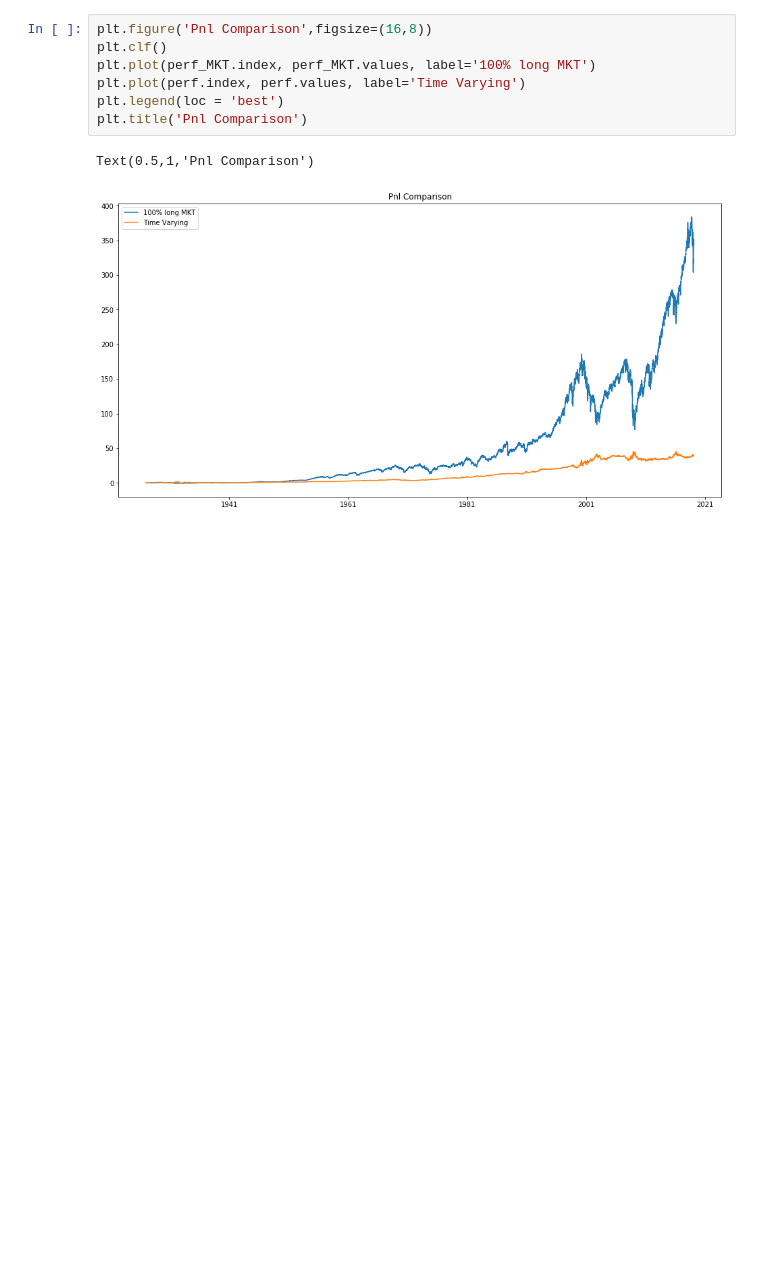
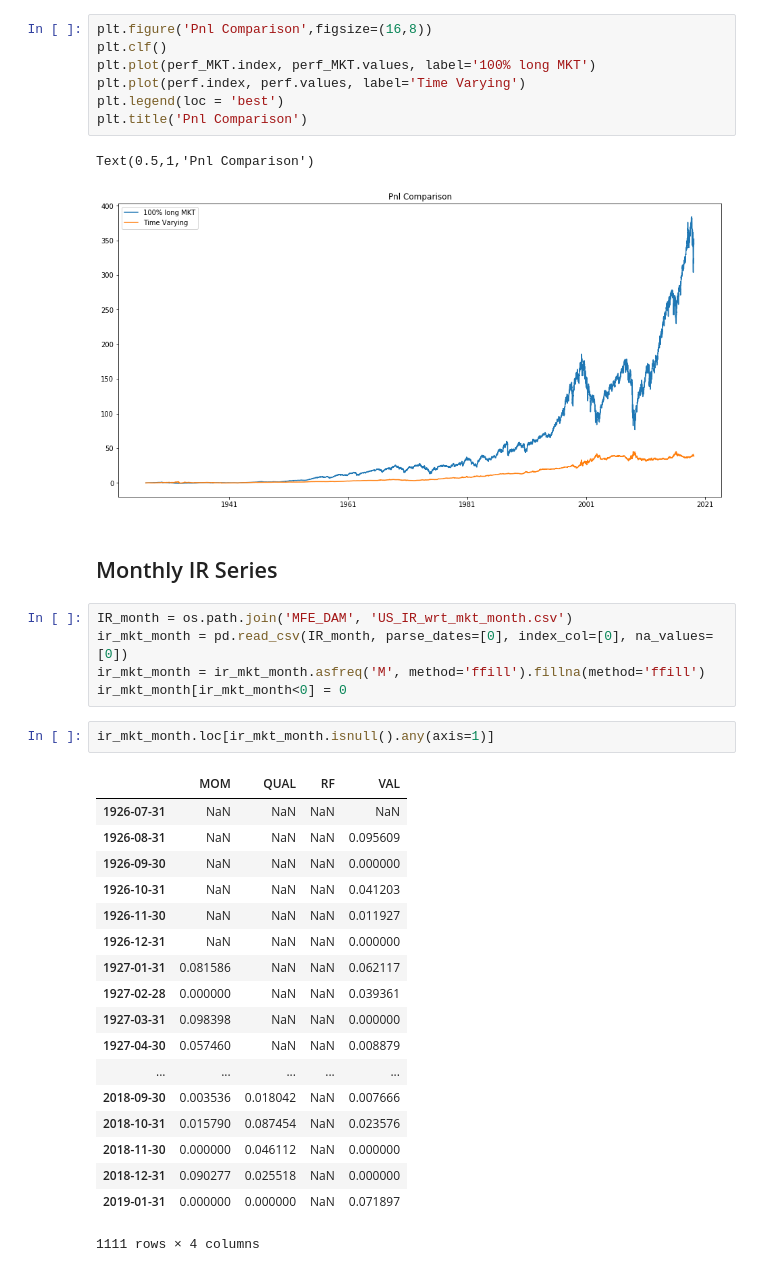
Before and after one commit to amritprasad/MFE_DAM, a Jupyter notebook: DAM Project.ipynb, the cells around one changed output. Cells and saved outputs as stored; diff of their text form; blank space fills up the shorter version.

```diff
--- a/DAM Project.ipynb
+++ b/DAM Project.ipynb
@@ -140,3 +166,31 @@ plt.title('Pnl Comparison')
 # %% [output]
 Text(0.5,1,'Pnl Comparison')
 [figure]
+# %% [markdown]
+## Monthly IR Series
+# %%
+IR_month = os.path.join('MFE_DAM', 'US_IR_wrt_mkt_month.csv')
+ir_mkt_month = pd.read_csv(IR_month, parse_dates=[0], index_col=[0], na_values=[0])
+ir_mkt_month = ir_mkt_month.asfreq('M', method='ffill').fillna(method='ffill')
+ir_mkt_month[ir_mkt_month<0] = 0
+# %%
+ir_mkt_month.loc[ir_mkt_month.isnull().any(axis=1)]
+# %% [output]
+|  | MOM | QUAL | RF | VAL |
+| 1926-07-31 | NaN | NaN | NaN | NaN |
+| 1926-08-31 | NaN | NaN | NaN | 0.095609 |
+| 1926-09-30 | NaN | NaN | NaN | 0.000000 |
+| 1926-10-31 | NaN | NaN | NaN | 0.041203 |
+| 1926-11-30 | NaN | NaN | NaN | 0.011927 |
+| 1926-12-31 | NaN | NaN | NaN | 0.000000 |
+| 1927-01-31 | 0.081586 | NaN | NaN | 0.062117 |
+| 1927-02-28 | 0.000000 | NaN | NaN | 0.039361 |
+| 1927-03-31 | 0.098398 | NaN | NaN | 0.000000 |
+| 1927-04-30 | 0.057460 | NaN | NaN | 0.008879 |
+| ... | ... | ... | ... | ... |
+| 2018-09-30 | 0.003536 | 0.018042 | NaN | 0.007666 |
+| 2018-10-31 | 0.015790 | 0.087454 | NaN | 0.023576 |
+| 2018-11-30 | 0.000000 | 0.046112 | NaN | 0.000000 |
+| 2018-12-31 | 0.090277 | 0.025518 | NaN | 0.000000 |
+| 2019-01-31 | 0.000000 | 0.000000 | NaN | 0.071897 |
+1111 rows × 4 columns
```
Also changed, not shown: parts of 16 cells of this notebook.
